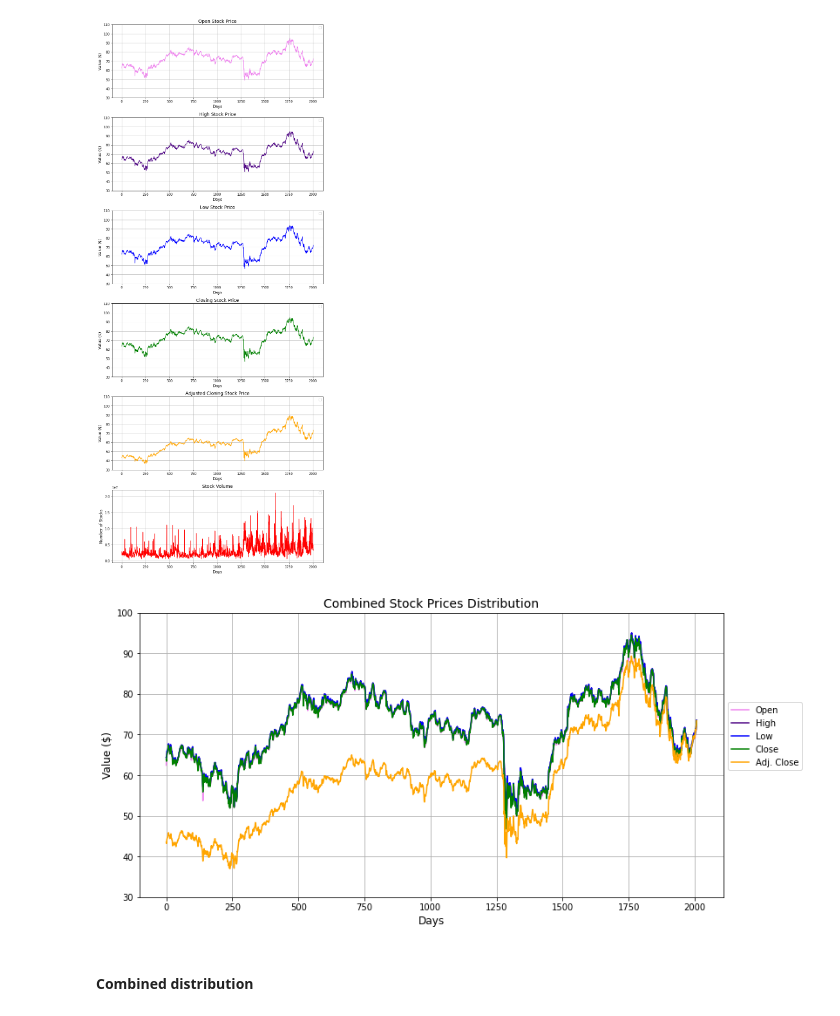
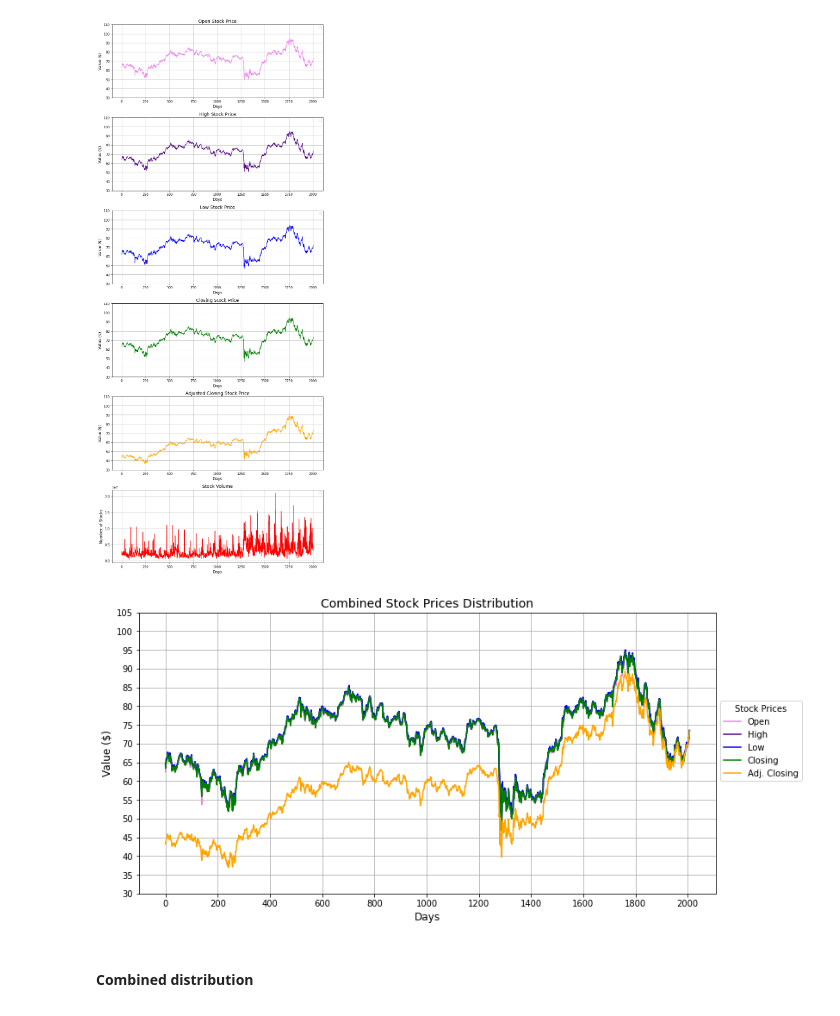
Before and after one commit to MarkLee7925/Bank-Stock-Prices-Prediction, a Jupyter notebook: Models/Scotiabank-StockPred-2023.ipynb, the cells around one changed output. Drawn from its saved outputs; the diff is of its cells as text; code cells hidden in the pictures.

Commit message:
Add files via upload
Adjusted graph ranges and formatting.

```diff
--- a/Models/Scotiabank-StockPred-2023.ipynb
+++ b/Models/Scotiabank-StockPred-2023.ipynb
@@ -256,32 +261,33 @@ WARNING:matplotlib.legend:No handles with labels found to put in legend.
 # %%
 # Define figure
 bns_stock_prices_comb = plt.figure(figsize=(12,6))
 
 # Open Stock Price
 bns_stock_prices_comb = plt.plot(df['Open'], color = 'violet', label = 'Open')
 # High Stock Price
 bns_stock_prices_comb = plt.plot(df['High'], color = 'indigo', label = 'High')
 # Low Stock Price
 bns_stock_prices_comb = plt.plot(df['High'], color = 'blue', label = 'Low')
 # Closing Stock Price
-bns_stock_prices_comb = plt.plot(df['Close'], color = 'green', label = 'Close')
+bns_stock_prices_comb = plt.plot(df['Close'], color = 'green', label = 'Closing')
 # Adjusted Closing Stock Price
 bns_stock_prices_comb = plt.plot(df['Adj Close'], color = 'orange',
-                                 label = 'Adj. Close')
+                                 label = 'Adj. Closing')
 # Adjust X and Y-Axes ranges
-plt.yticks(np.arange(30, 110, 10))
+plt.xticks(np.arange(0, 2200, 200))
+plt.yticks(np.arange(30, 110, 5))
 # Plot title and labels
 plt.xlabel('Days', fontsize=12)
 plt.ylabel('Value ($)', fontsize=12)
 plt.title('Combined Stock Prices Distribution', fontsize=14)
 # Plot legend and grid
-plt.legend(bbox_to_anchor=(1, 0.7))
+plt.legend(title="Stock Prices", bbox_to_anchor=(1, 0.7))
 plt.grid()
 
 # Show plot
 plt.show()
 # %% [output]
-[figure, old version]
+[figure, new version]
 # %% [markdown]
 #### Combined distribution
 # %%
```
Also changed, not shown: parts of 9 cells of this notebook.
